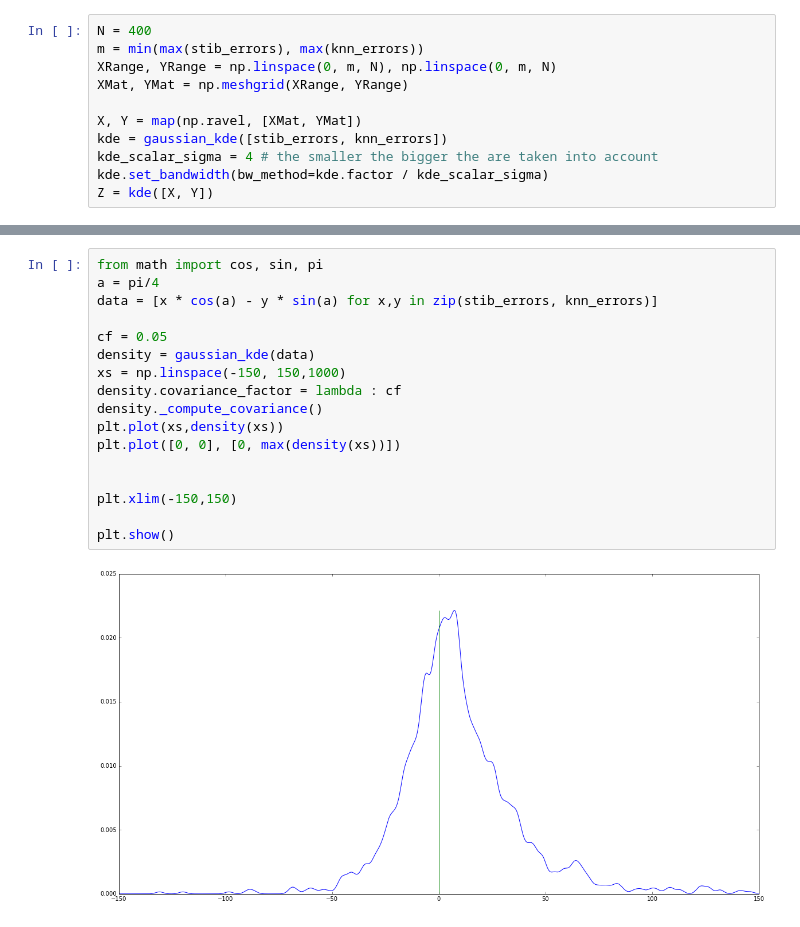
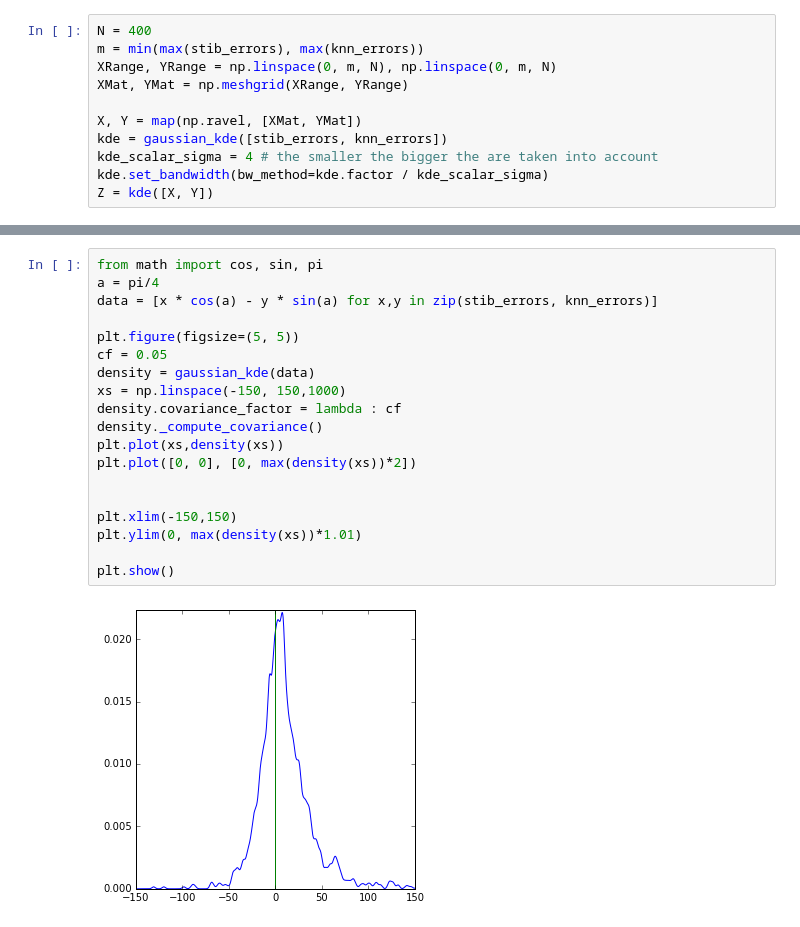
Before and after one commit to C4ptainCrunch/info-f-308, a Jupyter notebook: recherche/compare-results.ipynb, the cells around one changed output, grey strips where cells are left out. Saved outputs shown, nothing was run; the diff lists cells and outputs as text.

```diff
--- a/recherche/compare-results.ipynb
+++ b/recherche/compare-results.ipynb
@@ -204,19 +172,21 @@ make_table(performances)
 # %%
 from math import cos, sin, pi
 a = pi/4
 data = [x * cos(a) - y * sin(a) for x,y in zip(stib_errors, knn_errors)]
 
+plt.figure(figsize=(5, 5))
 cf = 0.05
 density = gaussian_kde(data)
 xs = np.linspace(-150, 150,1000)
 density.covariance_factor = lambda : cf
 density._compute_covariance()
 plt.plot(xs,density(xs))
-plt.plot([0, 0], [0, max(density(xs))])
+plt.plot([0, 0], [0, max(density(xs))*2])
 
 
 plt.xlim(-150,150)
+plt.ylim(0, max(density(xs))*1.01)
 
 plt.show()
 # %% [output]
-[figure, old version]
+[figure, new version]
```
Also changed, not shown: parts of 6 cells of this notebook, 4 other files.
